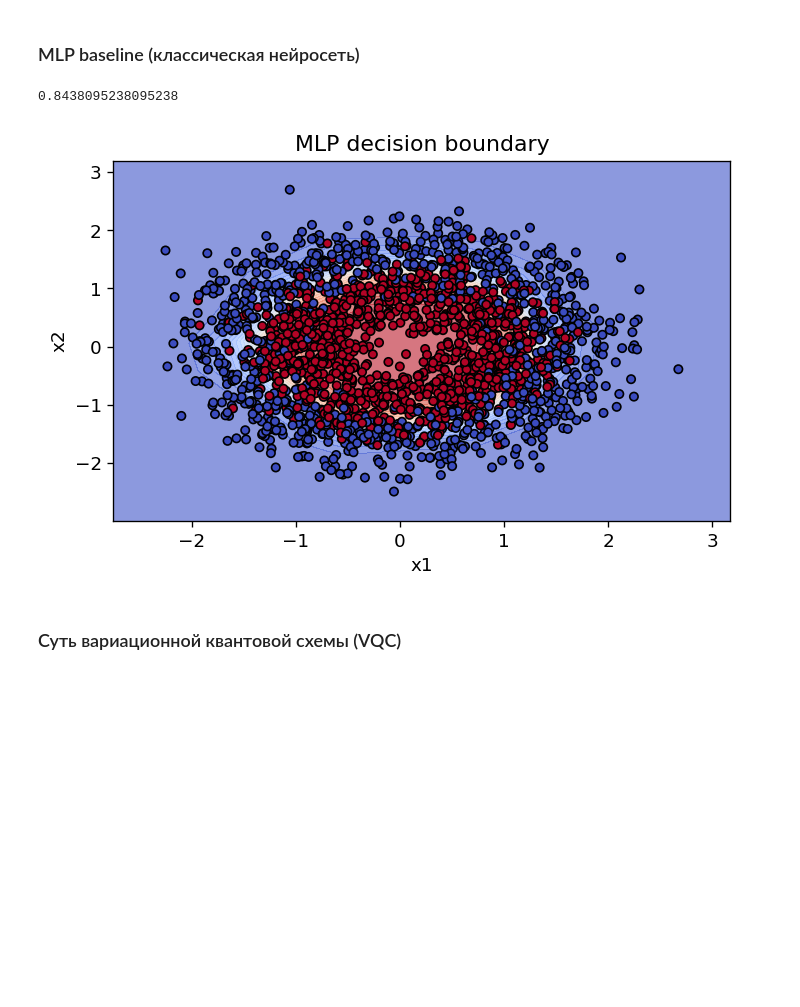
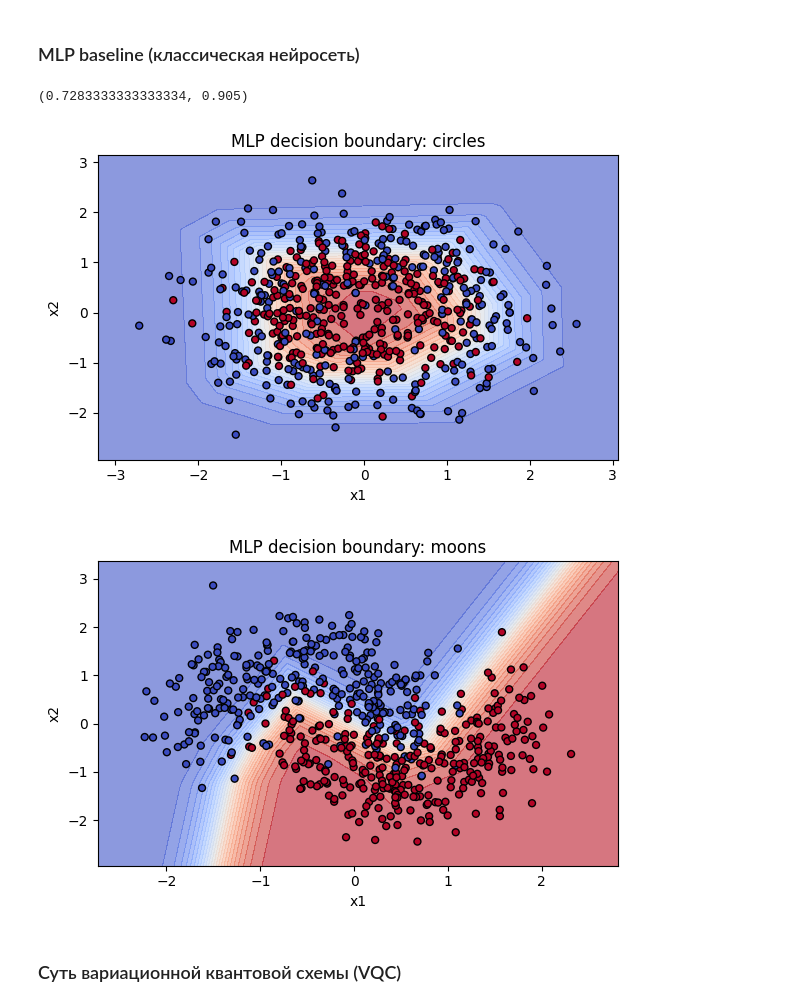
Before and after one commit to Eg0Mak/VQCvsMLP, a Jupyter notebook: notebooks/vqc_vs_mlp.ipynb, the cells around one changed output. Cells and saved outputs as stored; diff of their text form; code cells hidden in the pictures; blank space fills up the shorter version.

```diff
--- a/notebooks/vqc_vs_mlp.ipynb
+++ b/notebooks/vqc_vs_mlp.ipynb
@@ -46,8 +73,8 @@ def plot_decision_boundary(model, X, y, title, is_torch=False):
 **Circles**
 # %%
 X_circles, y_circles = make_circles(
-    n_samples=7000,
-    noise=0.2,
+    n_samples=2000,
+    noise=0.3,
     factor=0.6,
     random_state=42
 )
@@ -61,8 +88,8 @@ X_circles_train, X_circles_test, y_circles_train, y_circles_test = train_test_sp
 **Moons**
 # %%
 X_moons, y_moons = make_moons(
-    n_samples=7000,
-    noise=0.2,
+    n_samples=2000,
+    noise=0.3,
     random_state=42
 )
 
@@ -87,28 +114,39 @@ plt.show()
 ### MLP baseline (классическая нейросеть)
 # %%
 mlp = MLPClassifier(
-    hidden_layer_sizes=(16,),
+    hidden_layer_sizes=(8,),
     activation="relu",
     solver="adam",
     max_iter=2000,
     random_state=42
 )
-
-mlp.fit(X_circles_train, y_circles_train)
-mlp_acc = accuracy_score(y_circles_test, mlp.predict(X_circles_test))
-
-mlp_acc
-# %% [output]
-0.8438095238095238
+# %%
+mlp_acc_circles = evaluate_mlp(mlp, X_circles_train, y_circles_train, X_circles_test, y_circles_test)
+mlpp_acc_moons = evaluate_mlp(mlp, X_moons_train, y_moons_train, X_moons_test, y_moons_test)
+
+mlp_acc_circles, mlpp_acc_moons
+# %% [output]
+(0.7283333333333334, 0.905)
 # %%
+mlp.fit(X_circles_train, y_circles_train)
 plot_decision_boundary(
     mlp,
     X_circles_test,
     y_circles_test,
-    title="MLP decision boundary"
+    title="MLP decision boundary: circles"
 )
+
+
+mlp.fit(X_moons_train, y_moons_train)
+plot_decision_boundary(
+    mlp,
+    X_moons_test,
+    y_moons_test,
+    title="MLP decision boundary: moons"
+)
 # %% [output]
-[figure, old version]
+[figure, new version]
+[figure, added]
 # %% [markdown]
 ### Суть вариационной квантовой схемы (VQC)
 # %% [markdown]
```
Also changed, not shown: parts of 23 cells of this notebook.
